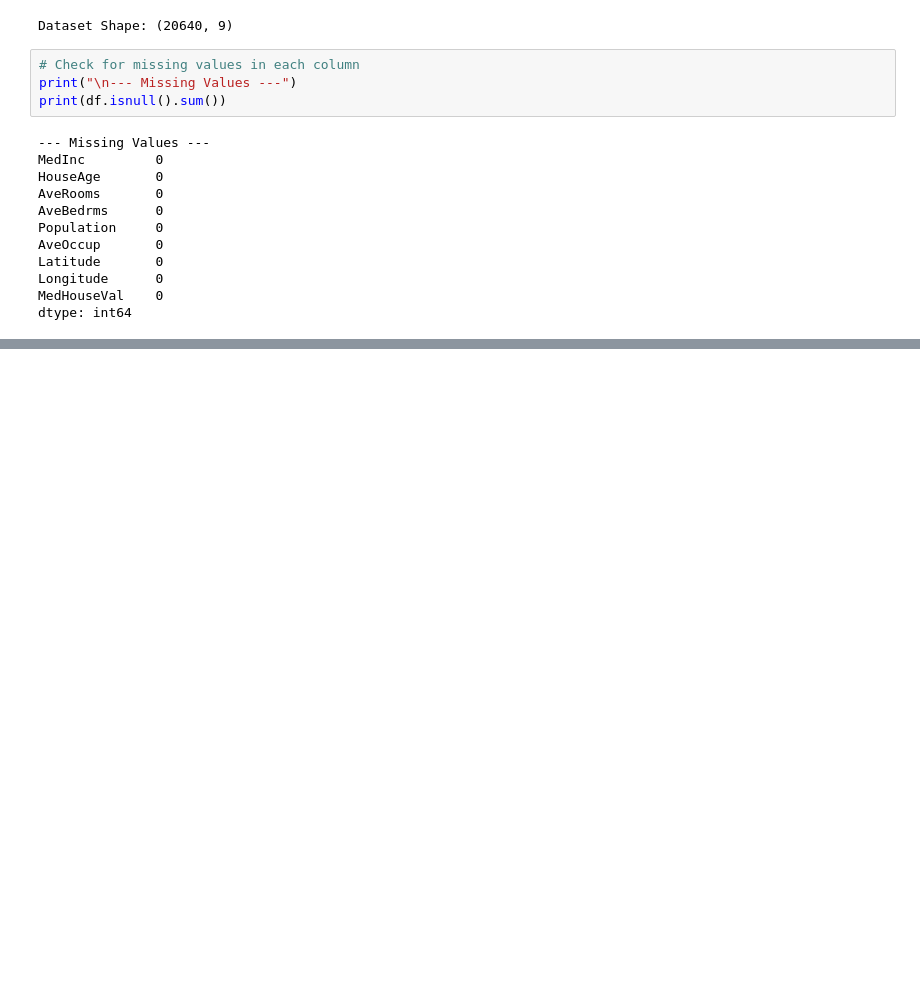
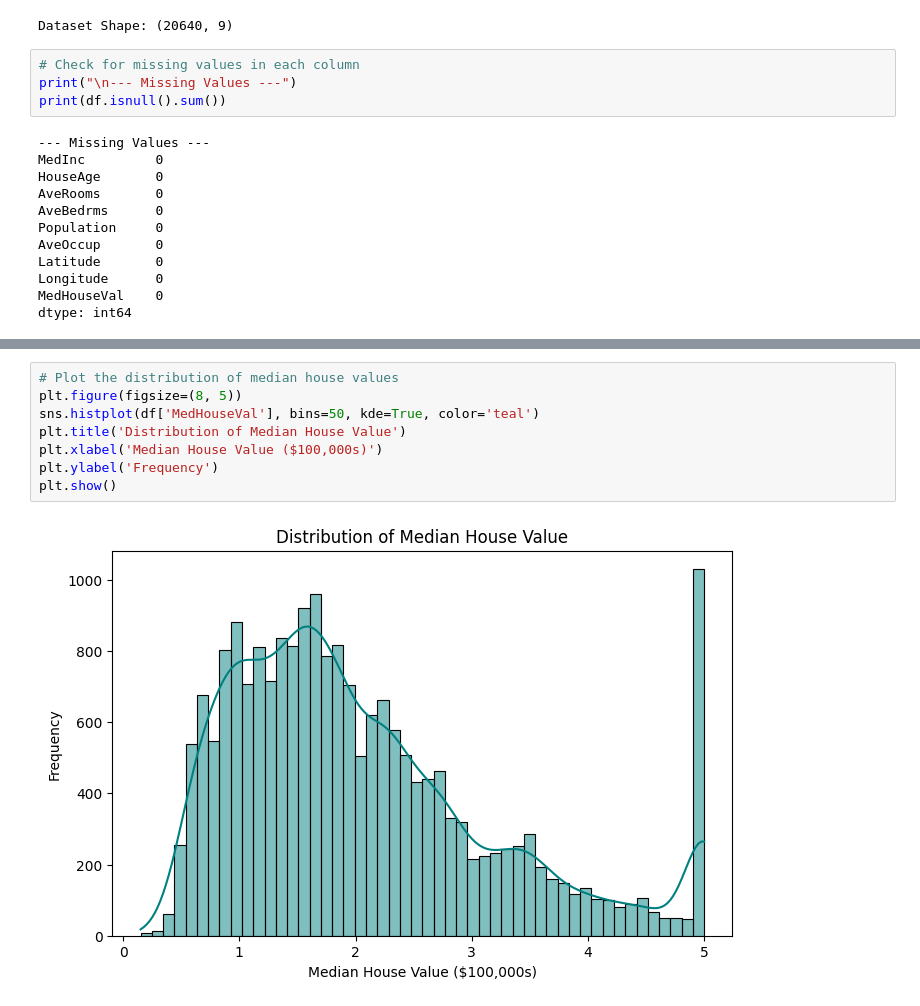
Before and after one commit to yohannes-wegayehu/house-price-prediction, a Jupyter notebook: house_price_prediction.ipynb, the cells around one changed output, grey strips where cells are left out. Cells and saved outputs as stored; diff of their text form; blank space fills up the shorter version.

Commit message:
plot some graphs

```diff
--- a/house_price_prediction.ipynb
+++ b/house_price_prediction.ipynb
@@ -55,3 +55,13 @@ df.describe()
 | 50% | 3.534800 | 29.000000 | 5.229129 | 1.048780 | 1166.000000 | 2.818116 | 34.260000 | -118.490000 | 1.797000 |
 | 75% | 4.743250 | 37.000000 | 6.052381 | 1.099526 | 1725.000000 | 3.282261 | 37.710000 | -118.010000 | 2.647250 |
 | max | 15.000100 | 52.000000 | 141.909091 | 34.066667 | 35682.000000 | 1243.333333 | 41.950000 | -114.310000 | 5.000010 |
+# %%
+# Plot the distribution of median house values
+plt.figure(figsize=(8, 5))
+sns.histplot(df['MedHouseVal'], bins=50, kde=True, color='teal')
+plt.title('Distribution of Median House Value')
+plt.xlabel('Median House Value ($100,000s)')
+plt.ylabel('Frequency')
+plt.show()
+# %% [output]
+[figure, added]
```
Also changed, not shown: parts of 2 cells of this notebook.
